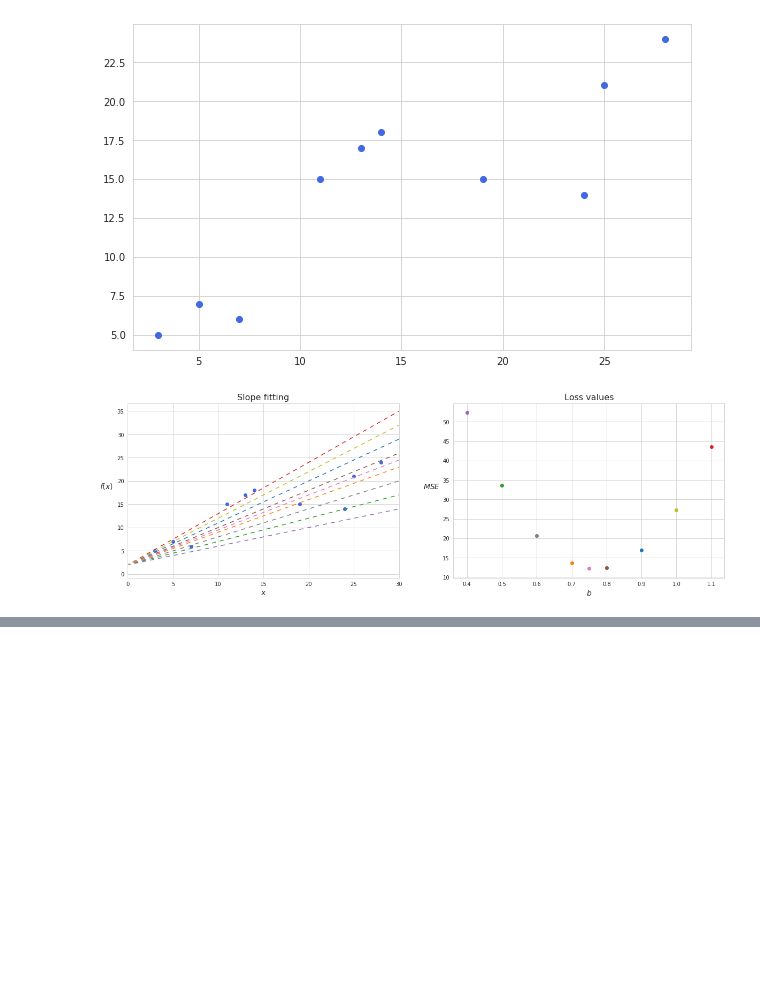
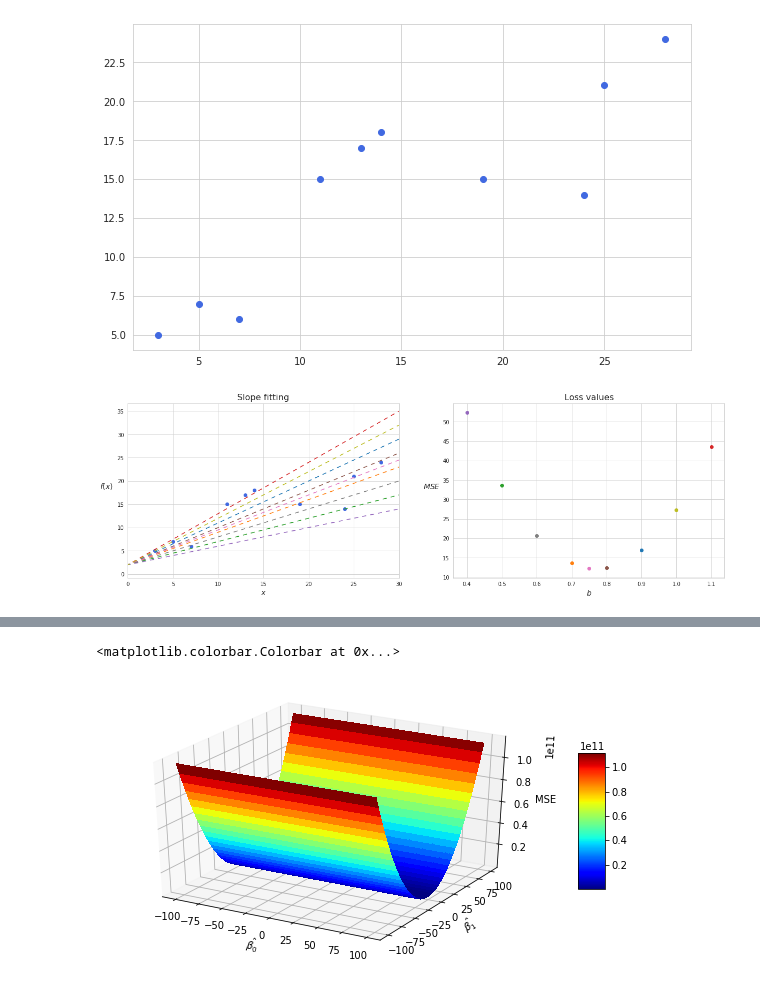
Before and after one commit to vzahorui/vzahorui.github.io, a Jupyter notebook: jupyter_notebooks/regression/gradient_descent.ipynb, the cells around one changed output, grey strips where cells are left out. Cells and saved outputs as stored; diff of their text form; code cells hidden in the pictures; blank space fills up the shorter version.

```diff
--- a/jupyter_notebooks/regression/gradient_descent.ipynb
+++ b/jupyter_notebooks/regression/gradient_descent.ipynb
@@ -47,0 +254,32 @@ plt.savefig('../../assets/images/concepts/loss_values_and_slope.png', bbox_inche
+# %%
+X = np.random.randint(0, 100, 100)
+beta_0 = beta_1 = np.arange(-100, 100, 1)
+
+# All combinations of beta_0 and beta_1
+plt_beta_0, plt_beta_1 = np.meshgrid(beta_0, beta_1)
+
+def calculate_mse(beta_0, beta_1):
+    y_hat = beta_0 + beta_1 * X**2
+    error = y_hat - y
+    sse = np.sum(error ** 2)
+    return ((1 / (2 * len(X))) * sse)
+
+calculate_mse_v = np.vectorize(calculate_mse)
+mse = calculate_mse_v(plt_beta_0, plt_beta_1).reshape(len(plt_beta_0), len(plt_beta_1))
+
+fig = plt.figure(figsize=(10, 5))
+ax = fig.gca(projection='3d')
+
+surf = ax.plot_surface(plt_beta_0,
+                       plt_beta_1,
+                       mse,
+                       cmap=cm.jet,
+                       linewidth=0,
+                       antialiased=False)
+ax.set_xlabel(r'$\hat{\beta_0}$')
+ax.set_ylabel(r'$\hat{\beta_1}$')
+ax.set_zlabel(r'MSE')
+fig.colorbar(surf, shrink=0.5, aspect=5)
+# %% [output]
+<matplotlib.colorbar.Colorbar at 0x...>
+[figure, added]
```
Also changed, not shown: parts of 11 cells of this notebook, 9 other files.
